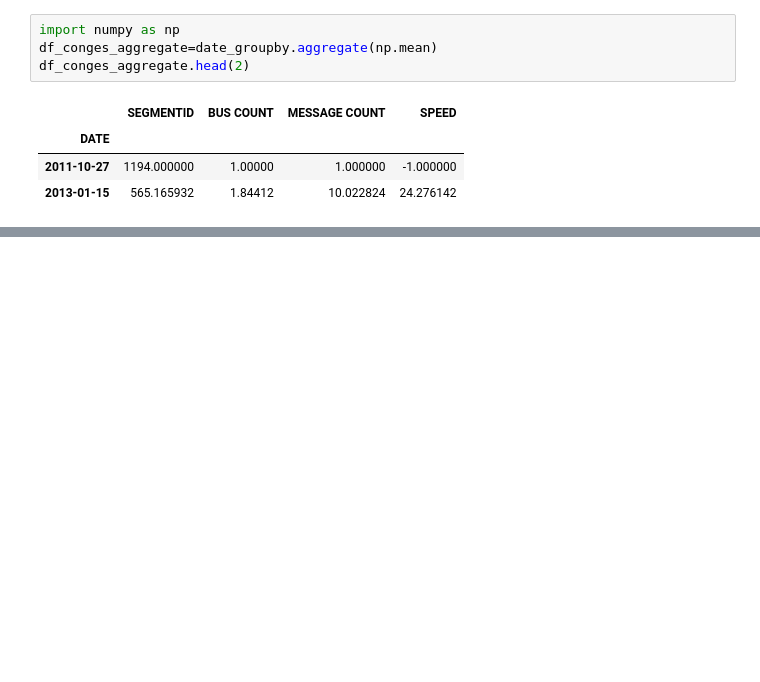
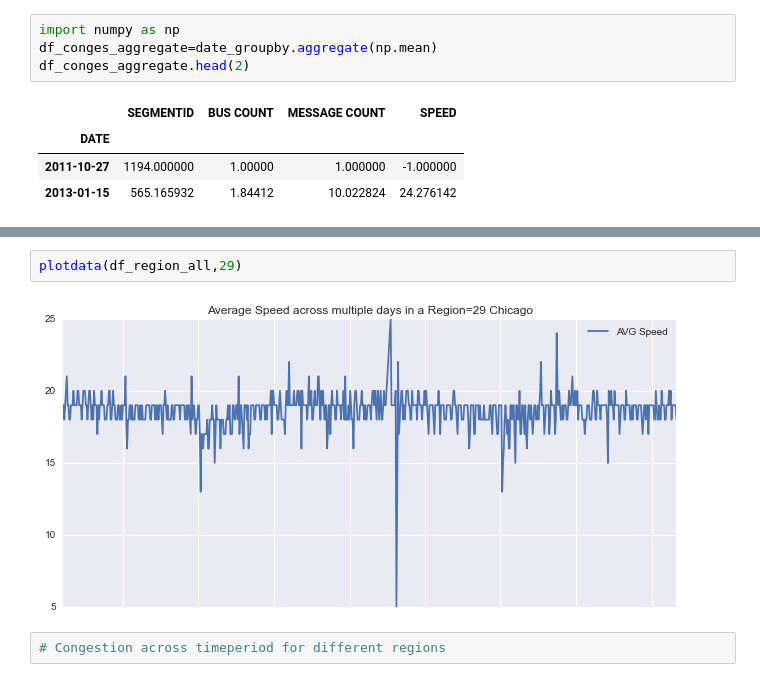
Before and after one commit to bmandeepak/capstone, a Jupyter notebook: Chicago Traffic Data.ipynb, the cells around one changed output, grey strips where cells are left out. Saved outputs shown, nothing was run; the diff lists cells and outputs as text; blank space fills up the shorter version.

```diff
--- a/Chicago Traffic Data.ipynb
+++ b/Chicago Traffic Data.ipynb
@@ -175,0 +451,6 @@ df_conges_aggregate.head(2)
+# %%
+plotdata(df_region_all,29)
+# %% [output]
+[figure, added]
+# %%
+# Congestion across timeperiod for different regions
```
Also changed, not shown: parts of 53 cells of this notebook.
